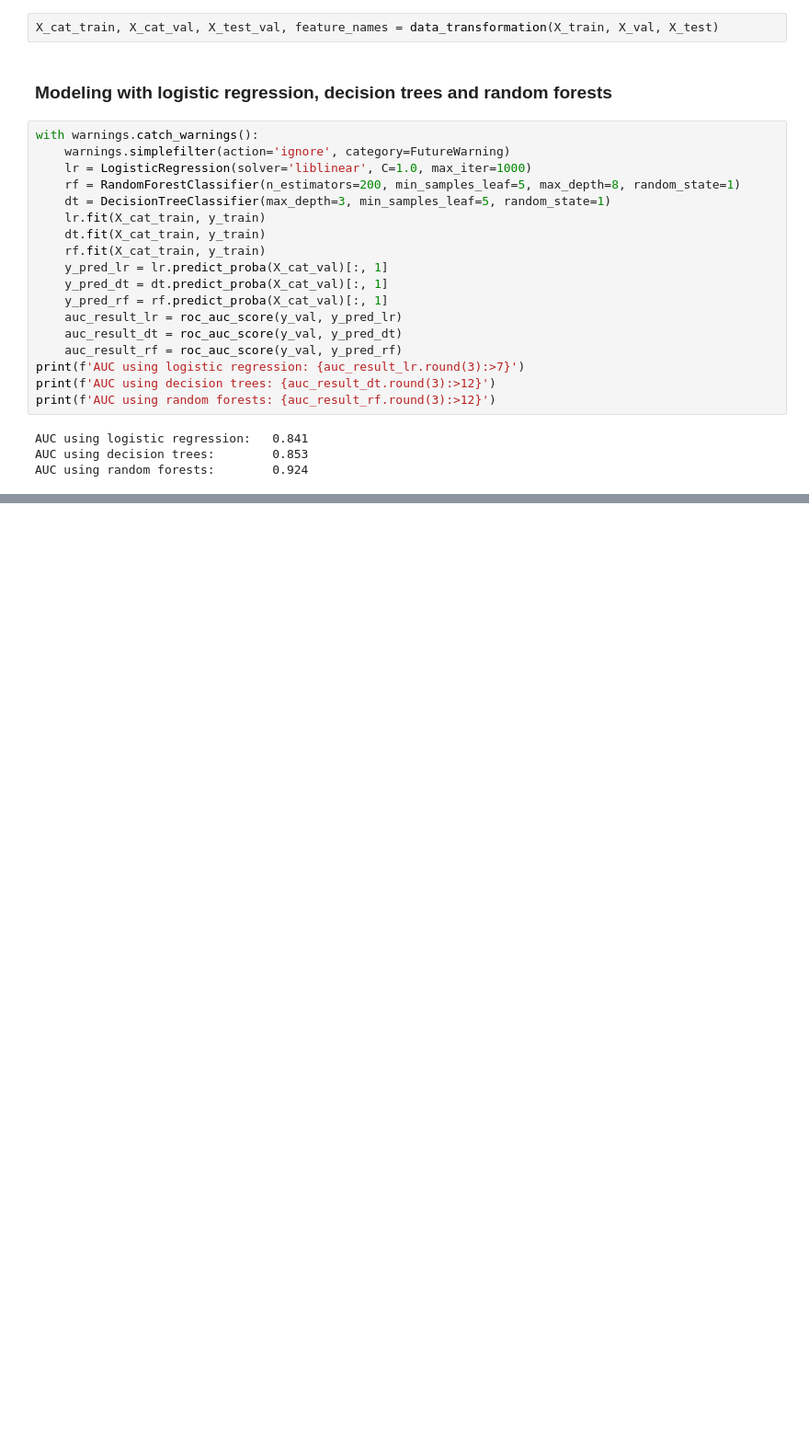
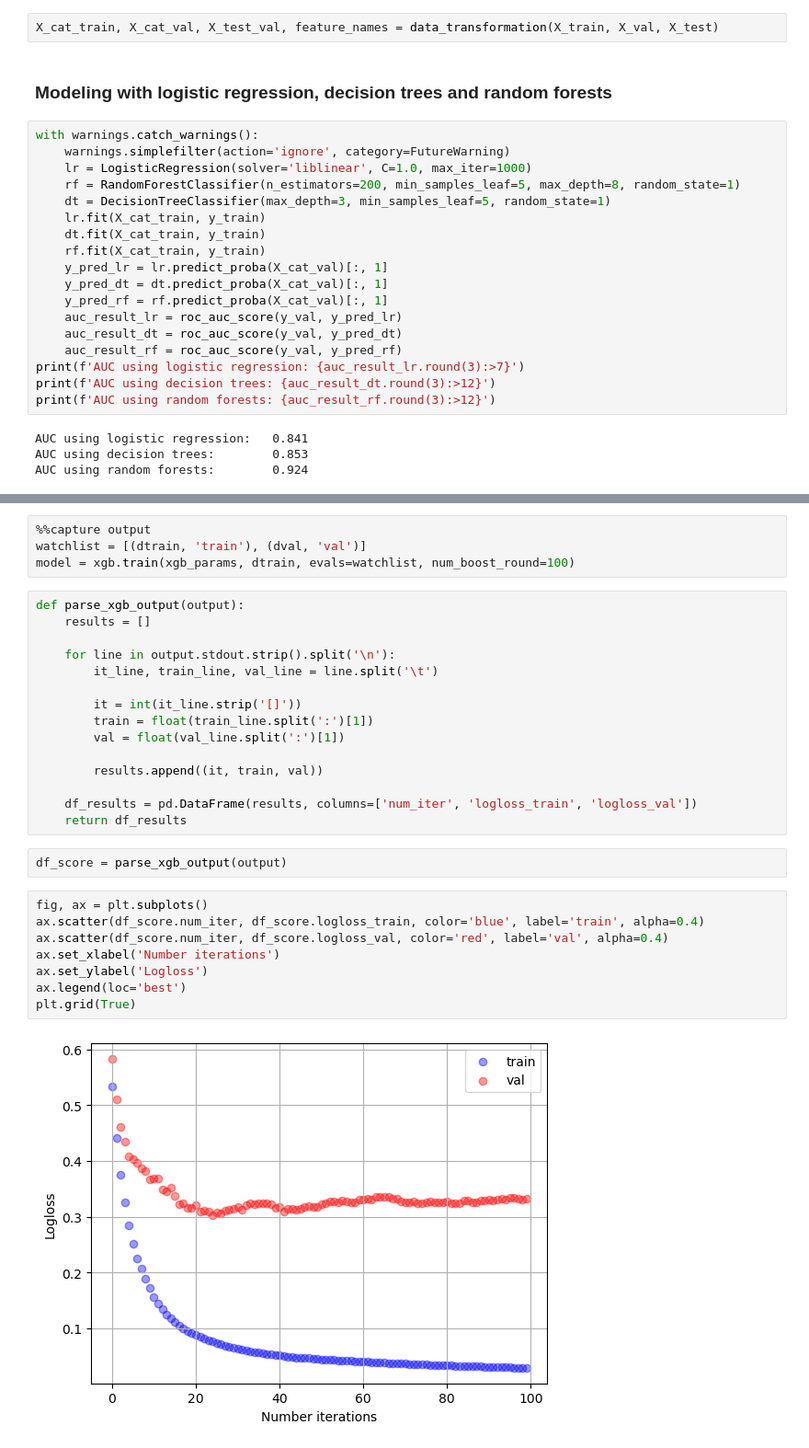
Before and after one commit to capac/ml-zoomcamp, a Jupyter notebook: 2023/homework/midterm/midterm_modeling.ipynb, the cells around one changed output, grey strips where cells are left out. Shown at 92% size. Drawn from its saved outputs; the diff is of its cells as text; blank space fills up the shorter version.

Commit message:
Completed model with XGBoost

```diff
--- a/2023/homework/midterm/midterm_modeling.ipynb
+++ b/2023/homework/midterm/midterm_modeling.ipynb
@@ -120,0 +143,31 @@ AUC using random forests:        0.924
+# %%
+%%capture output
+watchlist = [(dtrain, 'train'), (dval, 'val')]
+model = xgb.train(xgb_params, dtrain, evals=watchlist, num_boost_round=100)
+# %%
+def parse_xgb_output(output):
+    results = []
+
+    for line in output.stdout.strip().split('\n'):
+        it_line, train_line, val_line = line.split('\t')
+
+        it = int(it_line.strip('[]'))
+        train = float(train_line.split(':')[1])
+        val = float(val_line.split(':')[1])
+
+        results.append((it, train, val))
+
+    df_results = pd.DataFrame(results, columns=['num_iter', 'logloss_train', 'logloss_val'])
+    return df_results
+# %%
+df_score = parse_xgb_output(output)
+# %%
+fig, ax = plt.subplots()
+ax.scatter(df_score.num_iter, df_score.logloss_train, color='blue', label='train', alpha=0.4)
+ax.scatter(df_score.num_iter, df_score.logloss_val, color='red', label='val', alpha=0.4)
+ax.set_xlabel('Number iterations')
+ax.set_ylabel('Logloss')
+ax.legend(loc='best')
+plt.grid(True)
+# %% [output]
+[figure, added]
```
Also changed, not shown: parts of 6 cells of this notebook.
